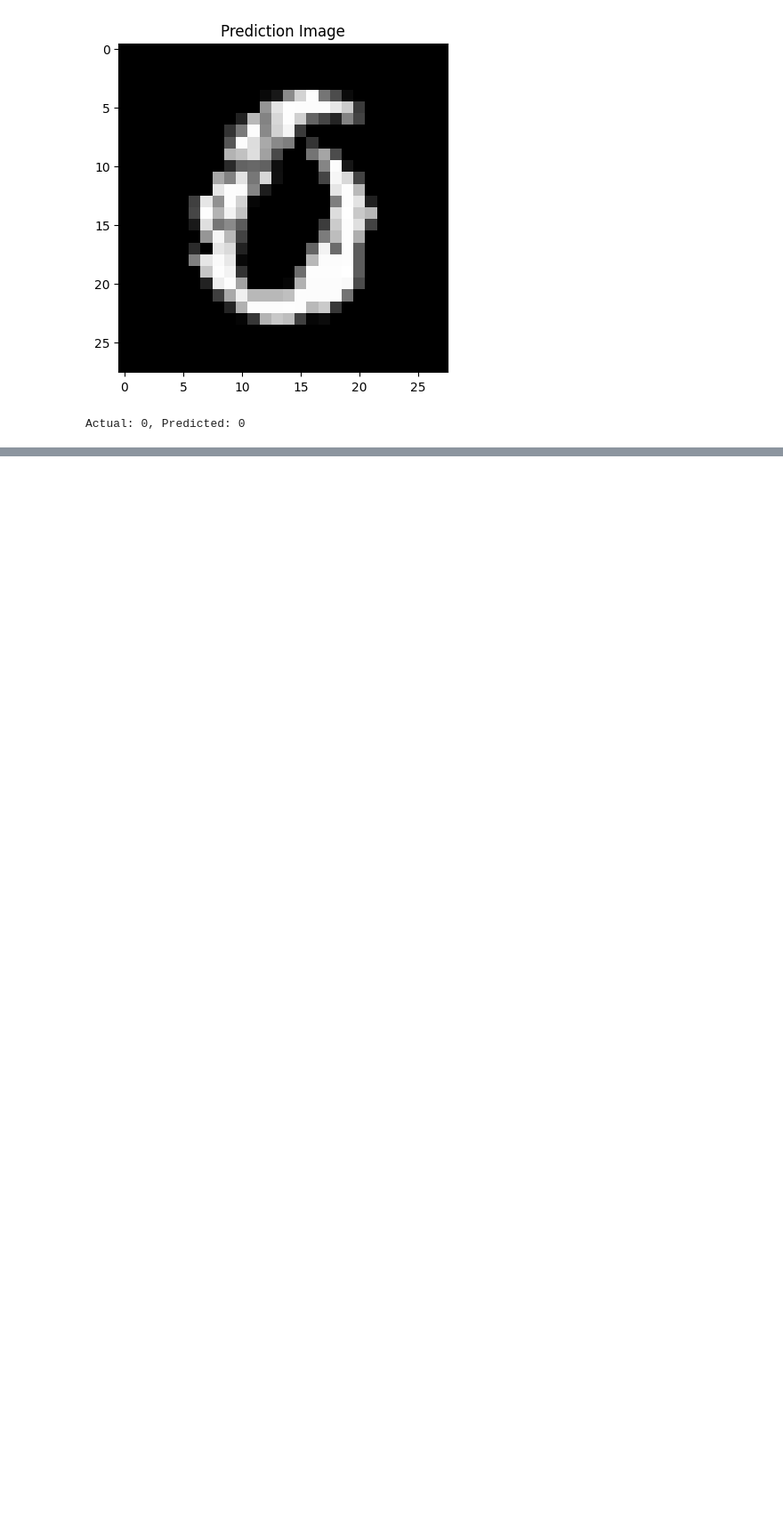
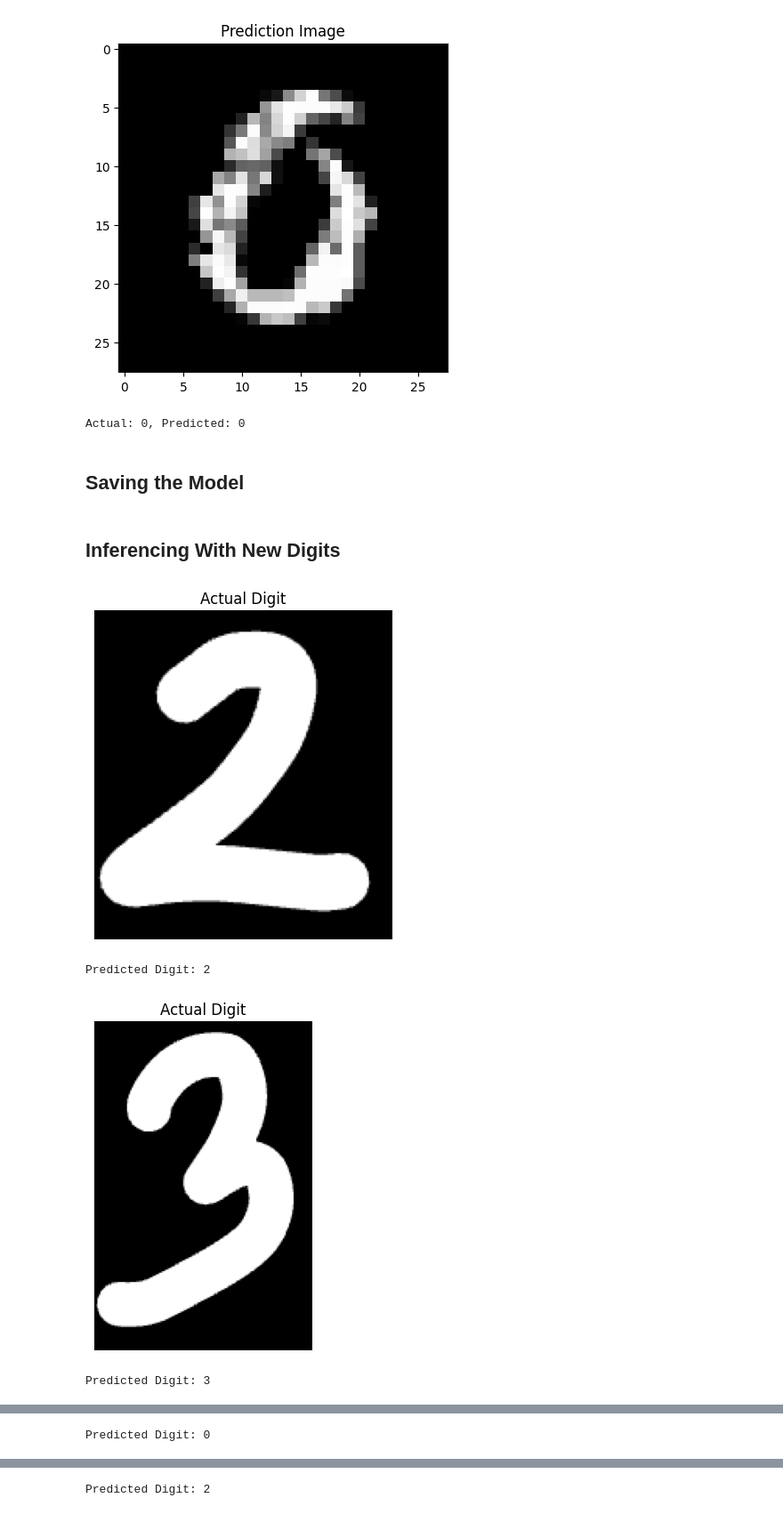
Before and after one commit to ShrDar/Digit-Prediction-Model, a Jupyter notebook: notebooks/Neural_Network_Pytorch.ipynb, the cells around one changed output, grey strips where cells are left out. Shown at 89% size. Cells and saved outputs as stored; diff of their text form; code cells hidden in the pictures; blank space fills up the shorter version.

Commit message:
Added: Model Saved and Inference made with the saved model

```diff
--- a/notebooks/Neural_Network_Pytorch.ipynb
+++ b/notebooks/Neural_Network_Pytorch.ipynb
@@ -307,3 +307,5 @@ print(f"Actual: 0, Predicted: {predicted.item()}")
 # %% [output]
 [figure]
 Actual: 0, Predicted: 0
+# %% [markdown]
+## Saving the Model
@@ -309,0 +314,42 @@ Actual: 0, Predicted: 0
+# %% [markdown]
+## Inferencing With New Digits
+# %%
+inference_transform = transforms.Compose([
+    transforms.Grayscale(num_output_channels = 1),
+    transforms.Resize((28, 28)),
+    transforms.ToTensor(),
+    transforms.Normalize((0.5,), (0.5,))
+])
+# %%
+model = DigitModel().to(device)
+model.load_state_dict(torch.load('../models/digit_pytorch_model.pth', map_location = device))
+
+model.eval()
+
+def predict_digit(image_path):
+    image = Image.open(image_path)
+
+    plt.title("Actual Digit")
+
+    plt.imshow(image, cmap = 'gray')
+    plt.axis("off")
+    plt.show()
+
+    image_tensor = inference_transform(image)
+    image_tensor = image_tensor.unsqueeze(0).to(device)
+
+    with torch.no_grad():
+        output = model(image_tensor)
+        _, predicted = torch.max(output, 1)
+
+    print(f"Predicted Digit: {predicted.item()}")
+# %%
+predict_digit('../data/mnistmini/extra/Two.png')
+predict_digit('../data/mnistmini/extra/Three.png')
+predict_digit('../data/mnistmini/extra/Zero.png')
+predict_digit('../data/mnistmini/extra/Seven.png')
+# %% [output]
+[figure, added]
+Predicted Digit: 2
+[figure, added]
+Predicted Digit: 3
@@ -309,0 +357 @@ Actual: 0, Predicted: 0
+Predicted Digit: 0
@@ -309,0 +359 @@ Actual: 0, Predicted: 0
+Predicted Digit: 2
```
Also changed, not shown: parts of 2 cells of this notebook, 1 other file.
